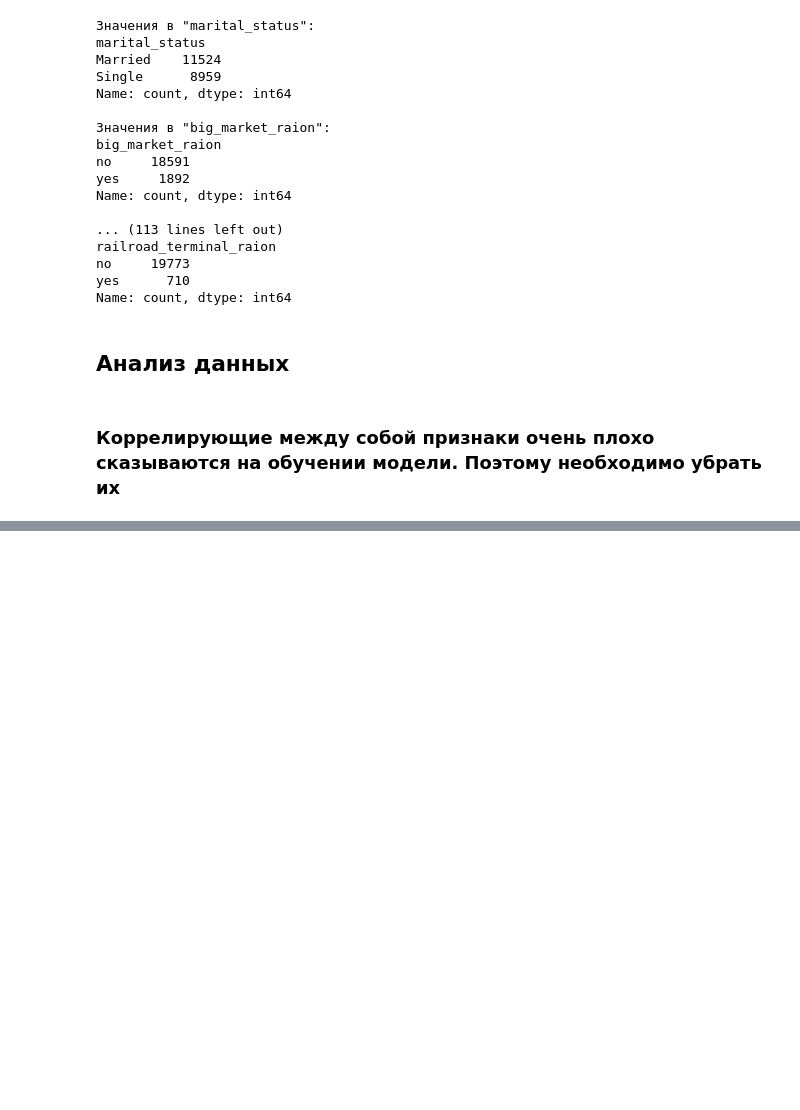
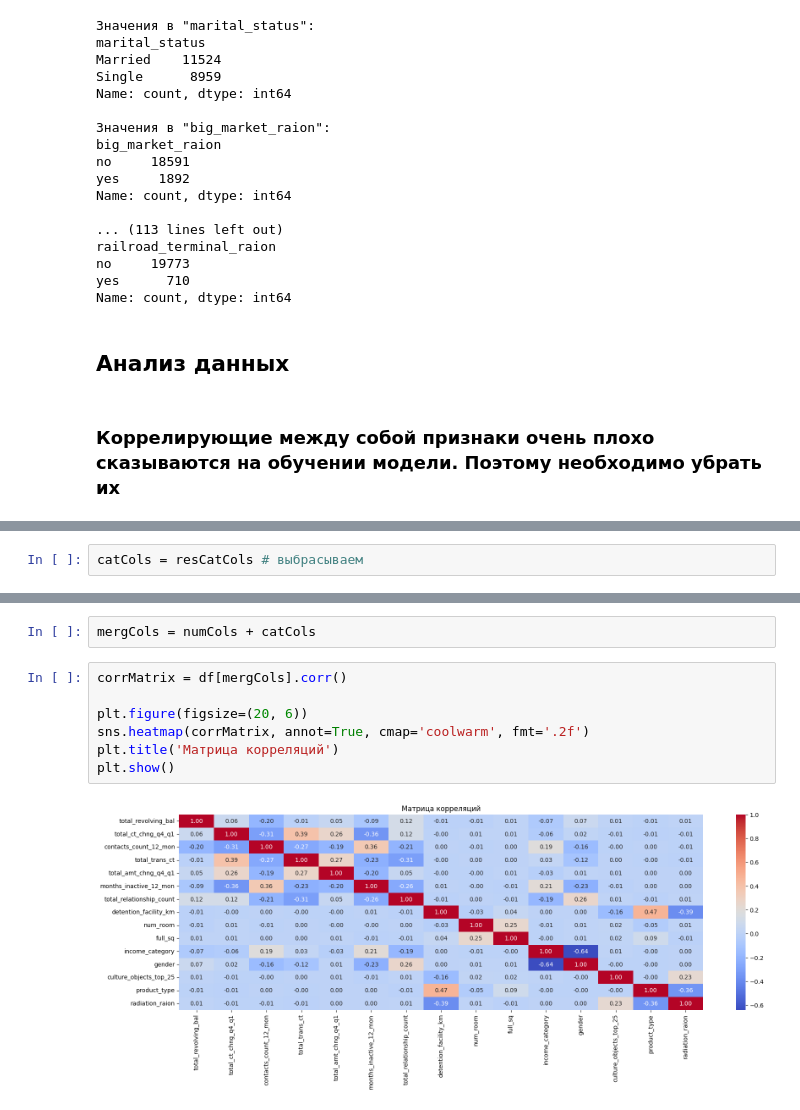
Before and after one commit to Mazer1x/Hackathon, a Jupyter notebook: Notebook.ipynb, the cells around one changed output, grey strips where cells are left out. Cells and saved outputs as stored; diff of their text form; blank space fills up the shorter version.

```diff
--- a/Notebook.ipynb
+++ b/Notebook.ipynb
@@ -165,0 +275,2 @@ print(highCorr['Признак 1'].values)
+# %%
+catCols = resCatCols # выбрасываем
@@ -165,0 +280,11 @@ print(highCorr['Признак 1'].values)
+# %%
+mergCols = numCols + catCols
+# %%
+corrMatrix = df[mergCols].corr()
+
+plt.figure(figsize=(20, 6))
+sns.heatmap(corrMatrix, annot=True, cmap='coolwarm', fmt='.2f')
+plt.title('Матрица корреляций')
+plt.show()
+# %% [output]
+[figure, added]
```
Also changed, not shown: parts of 59 cells of this notebook.
